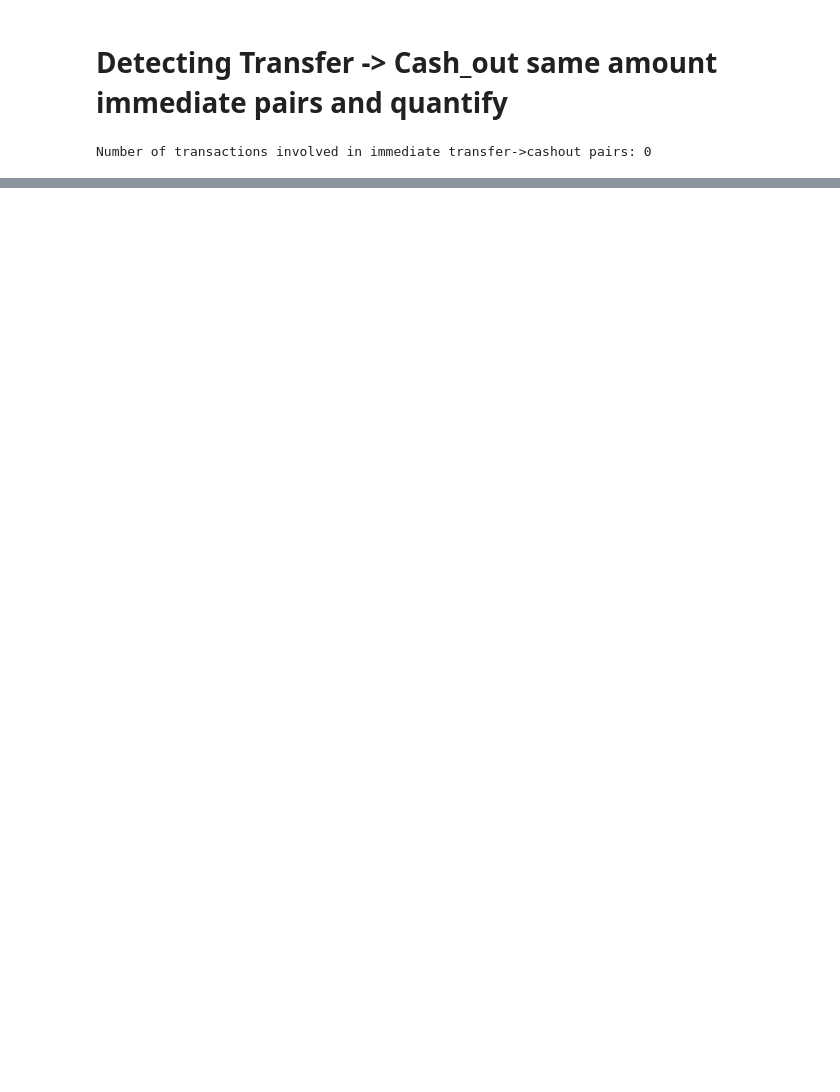
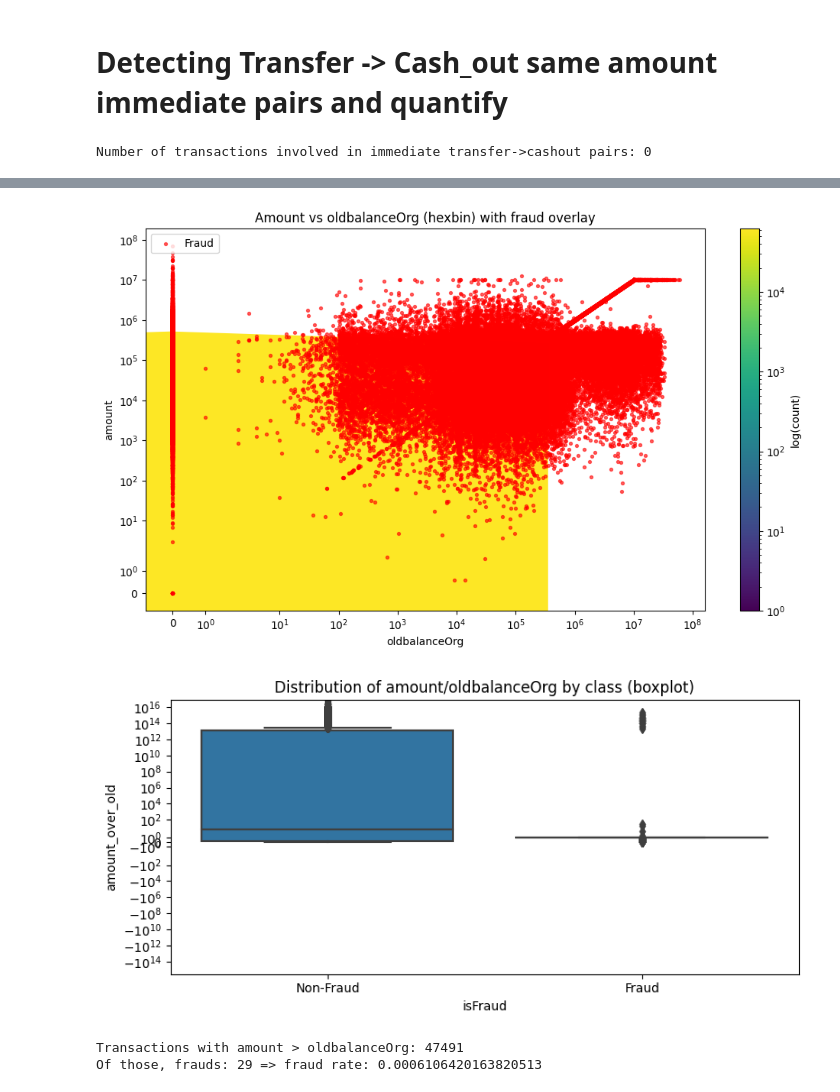
Before and after one commit to Wizardcode28/fraud-detection, a Jupyter notebook: transactions.ipynb, the cells around one changed output, grey strips where cells are left out. Drawn from its saved outputs; the diff is of its cells as text; code cells hidden in the pictures; blank space fills up the shorter version.

Commit message:
Kaggle Notebook | Transactions | Version 4

```diff
--- a/transactions.ipynb
+++ b/transactions.ipynb
@@ -602,0 +691,44 @@ df.head(20)
+# %%
+eps= 1e-9
+df_small['amount_over_old']= df_small['amount']/(df_small['oldbalanceOrg']+eps)
+df_small['amount_gt_old']= (df_small['amount']>df_small['oldbalanceOrg']).astype(int)
+
+
+# plot_sample= df.sample(200000,random_state=42) if len(df)>200000 else df.copy()
+fraud_sample= df_small[df_small['isFraud']==1]
+non_fraud_sample= df_small[df_small['isFraud']==0]
+
+# 1. Hexbin plot
+plt.figure(figsize=(10,6))
+hb= plt.hexbin(df_small['oldbalanceOrg'],df_small['amount'],gridsize=80,bins='log')
+plt.colorbar(hb,label='log(count)')
+plt.scatter(df_small['oldbalanceOrg'],df_small['amount'],color='red',s=8,label='Fraud',alpha=0.6)
+plt.xscale('symlog')   # use symmetrical log if zeros present, or log(x+1)
+plt.yscale('symlog')
+plt.xlabel('oldbalanceOrg')
+plt.ylabel('amount')
+plt.title('Amount vs oldbalanceOrg (hexbin) with fraud overlay')
+plt.legend(loc='upper left')
+plt.tight_layout()
+plt.show()
+
+# 2. Ratio distribution
+plt.figure(figsize=(8,4))
+sns.boxplot(x='isFraud', y='amount_over_old', data=df_small)
+plt.yscale('symlog')
+plt.xticks([0,1], ['Non-Fraud','Fraud'])
+plt.title('Distribution of amount/oldbalanceOrg by class (boxplot)')
+plt.tight_layout()
+plt.show()
+
+# 3. Fraction of fraud where amount > oldbalanceOrg
+cnt = df_small['amount_gt_old'].value_counts()
+fraud_in_flagged = df_small[(df_small['amount_gt_old']==1) & (df_small['isFraud']==1)].shape[0]
+total_flagged = df_small[df_small['amount_gt_old']==1].shape[0]
+print("Transactions with amount > oldbalanceOrg:", total_flagged)
+print("Of those, frauds:", fraud_in_flagged, "=> fraud rate:", fraud_in_flagged / total_flagged if total_flagged else 0)
+# %% [output]
+[figure, added]
+[figure, added]
+Transactions with amount > oldbalanceOrg: 47491
+Of those, frauds: 29 => fraud rate: 0.0006106420163820513
```
Also changed, not shown: parts of 5 cells of this notebook.
